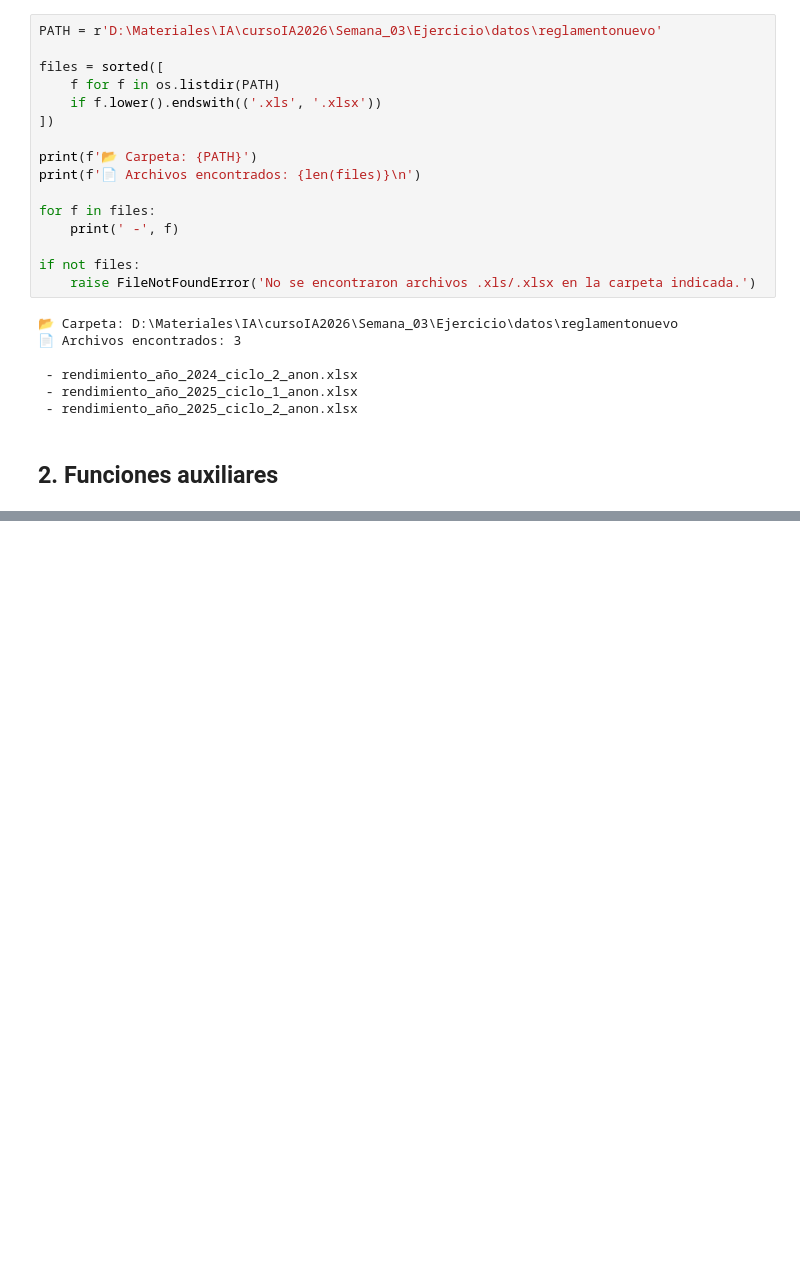
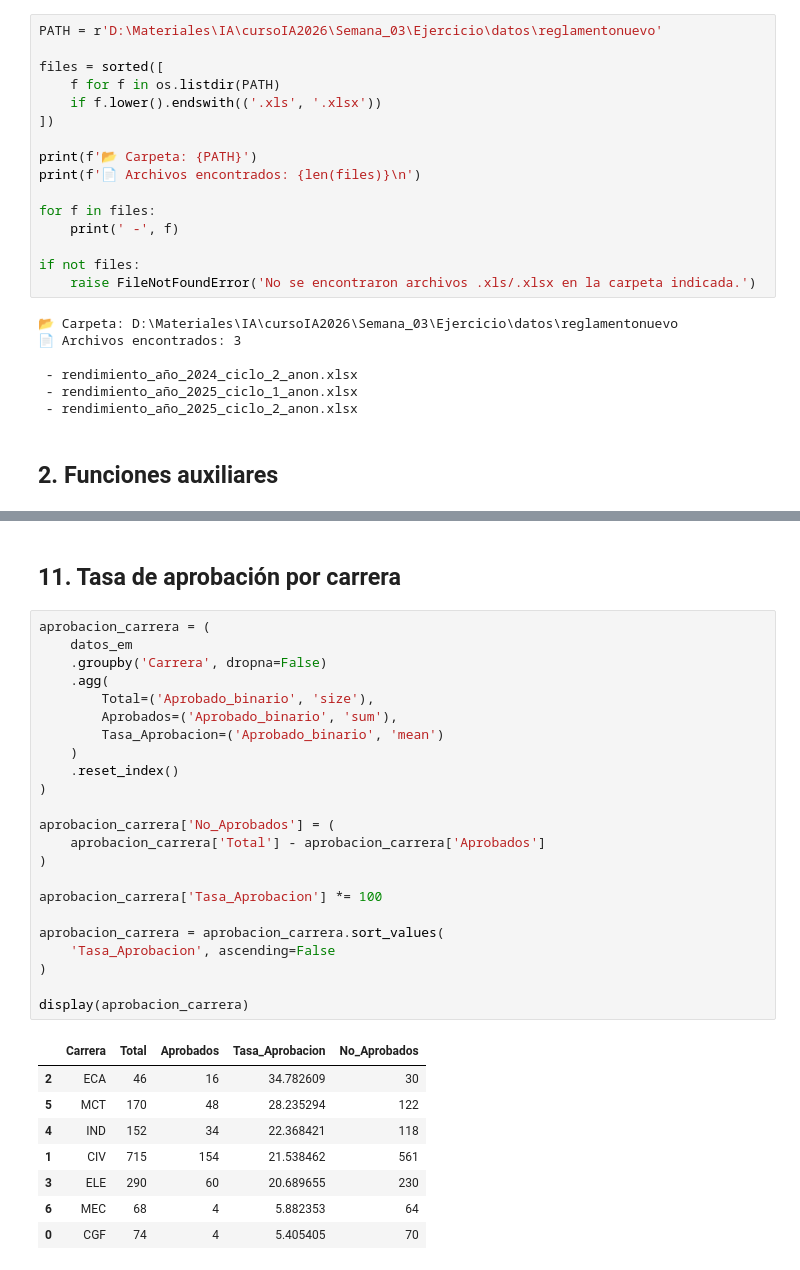
Before and after one commit to ilululf/IA_2026, a Jupyter notebook: primer_parcial/datos/Preprocesamientos.ipynb, the cells around one changed output, grey strips where cells are left out. Saved outputs shown, nothing was run; the diff lists cells and outputs as text; blank space fills up the shorter version.

```diff
--- a/primer_parcial/datos/Preprocesamientos.ipynb
+++ b/primer_parcial/datos/Preprocesamientos.ipynb
@@ -45,0 +326,34 @@ if not files:
+# %% [markdown]
+## 11. Tasa de aprobación por carrera
+# %%
+aprobacion_carrera = (
+    datos_em
+    .groupby('Carrera', dropna=False)
+    .agg(
+        Total=('Aprobado_binario', 'size'),
+        Aprobados=('Aprobado_binario', 'sum'),
+        Tasa_Aprobacion=('Aprobado_binario', 'mean')
+    )
+    .reset_index()
+)
+
+aprobacion_carrera['No_Aprobados'] = (
+    aprobacion_carrera['Total'] - aprobacion_carrera['Aprobados']
+)
+
+aprobacion_carrera['Tasa_Aprobacion'] *= 100
+
+aprobacion_carrera = aprobacion_carrera.sort_values(
+    'Tasa_Aprobacion', ascending=False
+)
+
+display(aprobacion_carrera)
+# %% [output]
+|  | Carrera | Total | Aprobados | Tasa_Aprobacion | No_Aprobados |
+| 2 | ECA | 46 | 16 | 34.782609 | 30 |
+| 5 | MCT | 170 | 48 | 28.235294 | 122 |
+| 4 | IND | 152 | 34 | 22.368421 | 118 |
+| 1 | CIV | 715 | 154 | 21.538462 | 561 |
+| 3 | ELE | 290 | 60 | 20.689655 | 230 |
+| 6 | MEC | 68 | 4 | 5.882353 | 64 |
+| 0 | CGF | 74 | 4 | 5.405405 | 70 |
```
Also changed, not shown: parts of 25 cells of this notebook, 4 other files.
